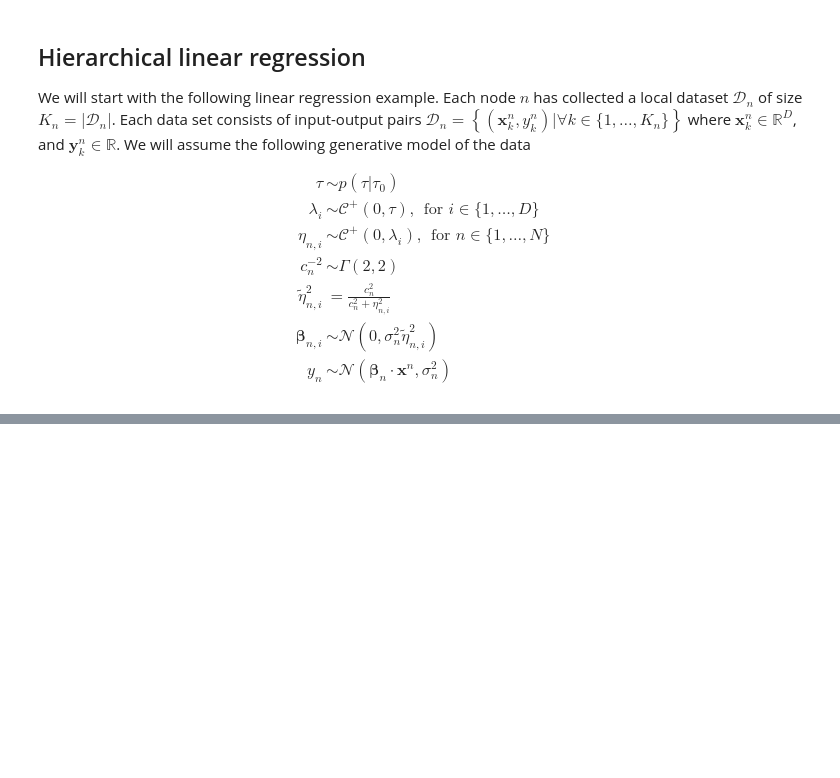
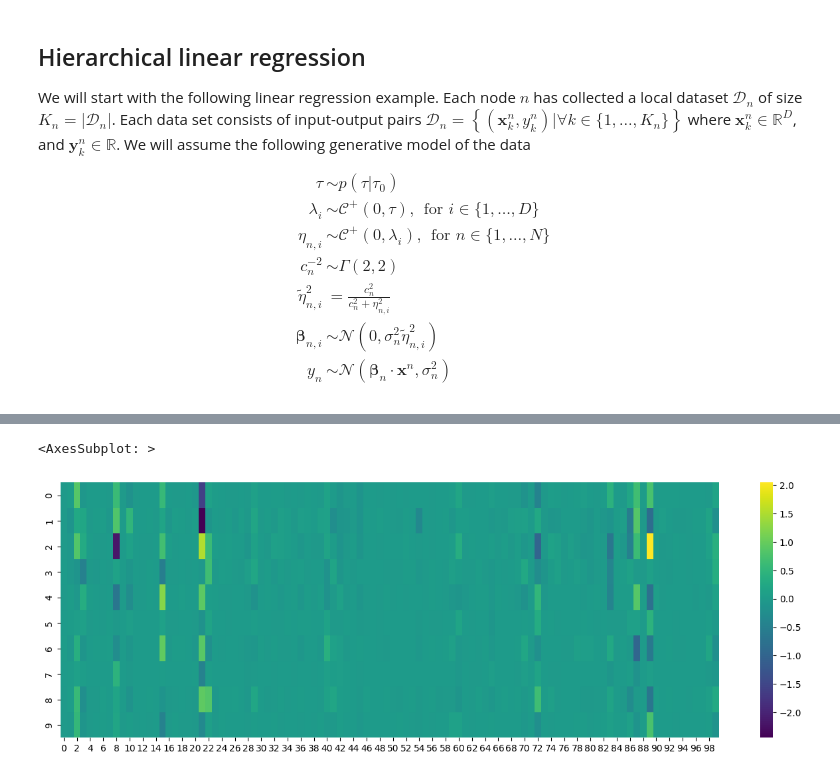
Before and after one commit to gaia-os/fedbmr, a Jupyter notebook: notebooks/federated_inference_comparison.ipynb, the cells around one changed output, grey strips where cells are left out. Drawn from its saved outputs; the diff is of its cells as text; code cells hidden in the pictures; blank space fills up the shorter version.

```diff
--- a/notebooks/federated_inference_comparison.ipynb
+++ b/notebooks/federated_inference_comparison.ipynb
@@ -87,0 +110,18 @@ data = Predictive(gm, num_samples=1)(_rng_key)
+# %%
+lkl = condition(lkl, data={'y': data['y'][0]})
+
+gm = GenerativeModel(gp, lp, lkl)
+
+kernel = NUTS(gm)
+mcmc = MCMC(kernel, num_warmup=500, num_samples=101)
+
+rng_key, _rng_key = random.split(rng_key)
+mcmc.run(_rng_key)
+
+smpl = mcmc.get_samples()
+
+plt.figure(figsize=(16, 5))
+sns.heatmap(smpl['beta'].mean(0), cmap='viridis')
+# %% [output]
+<AxesSubplot: >
+[figure, added]
```
Also changed, not shown: parts of 12 cells of this notebook, 2 other files.
